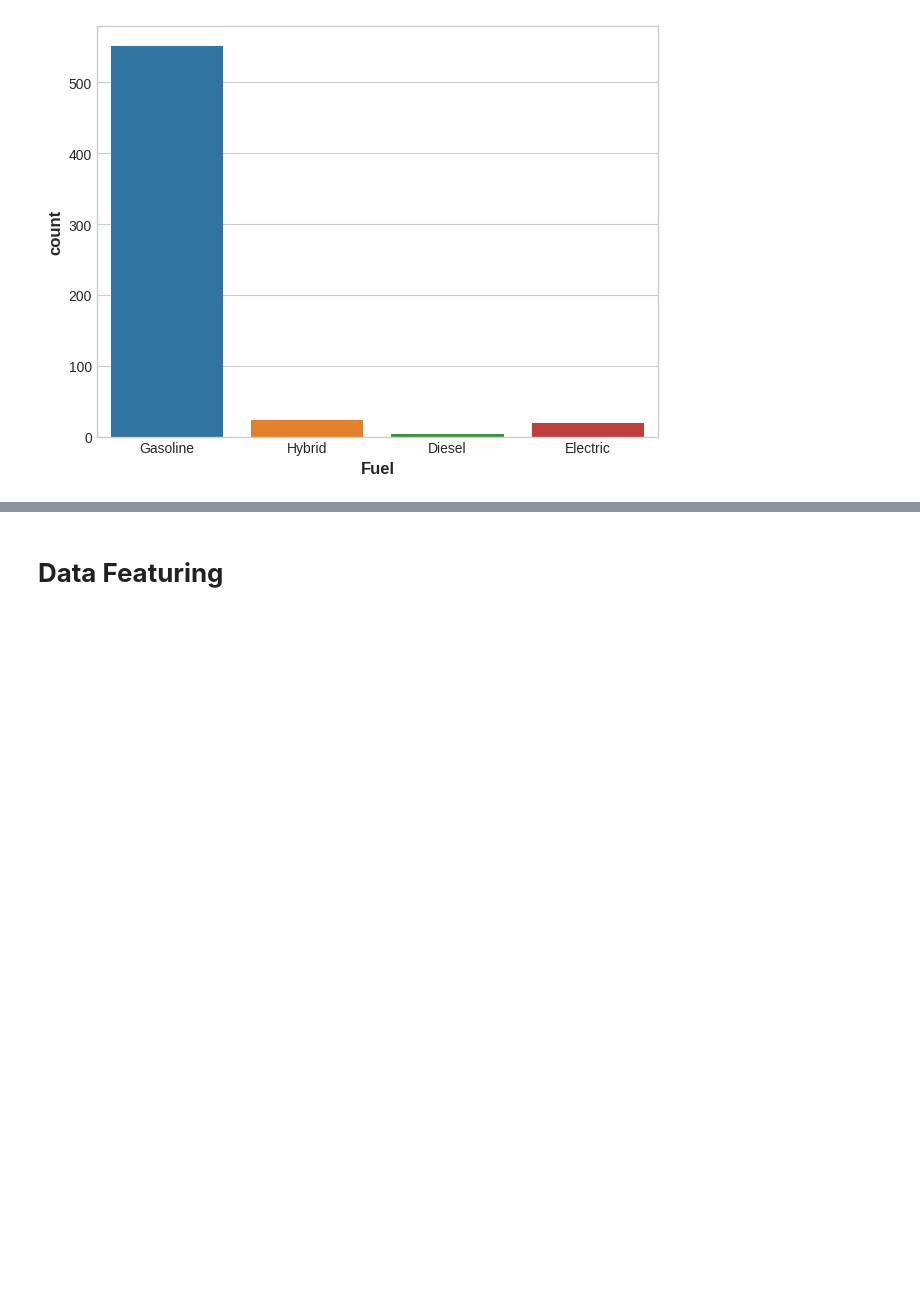
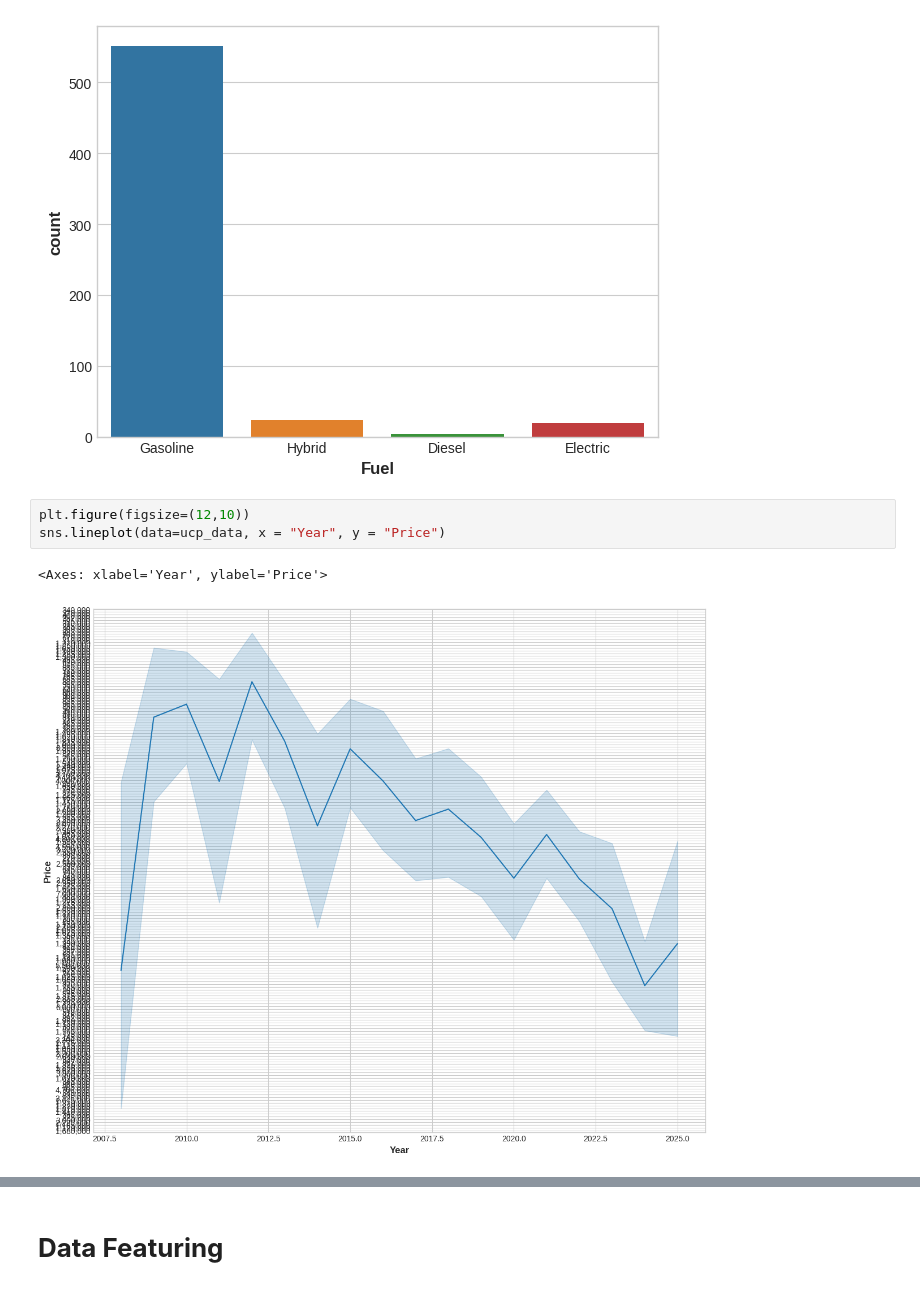
Before and after one commit to WONYOUNG-SONG/Kaggle, a Jupyter notebook: UsedCarPrice/submission.ipynb, the cells around one changed output, grey strips where cells are left out. Drawn from its saved outputs; the diff is of its cells as text; blank space fills up the shorter version.

Commit message:
Kaggle Notebook | UsedCarPrice | Version 1

```diff
--- a/UsedCarPrice/submission.ipynb
+++ b/UsedCarPrice/submission.ipynb
@@ -102,3 +96,9 @@ sns.countplot(ucp_data, x ="Fuel")
 # %% [output]
 <Axes: xlabel='Fuel', ylabel='count'>
 [figure]
+# %%
+plt.figure(figsize=(12,10))
+sns.lineplot(data=ucp_data, x = "Year", y = "Price")
+# %% [output]
+<Axes: xlabel='Year', ylabel='Price'>
+[figure, added]
```
Also changed, not shown: parts of 5 cells of this notebook.
